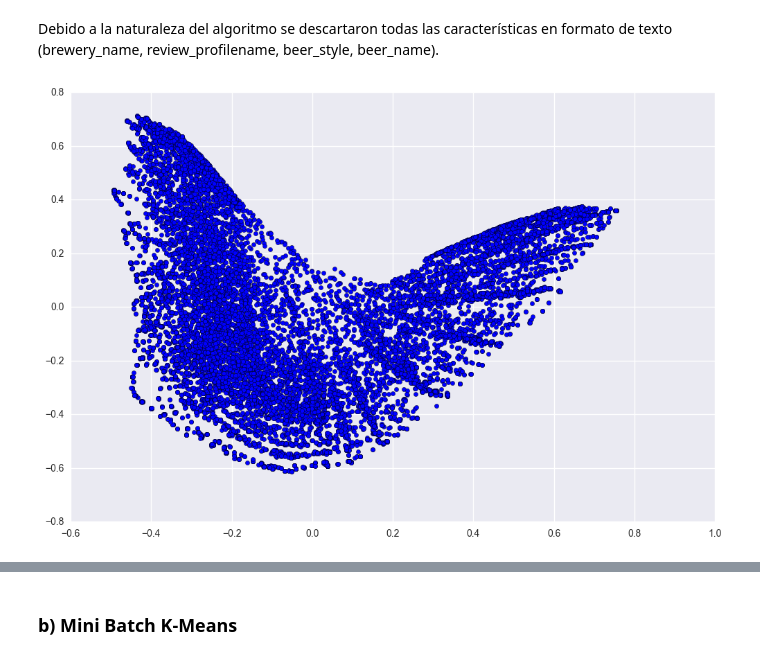
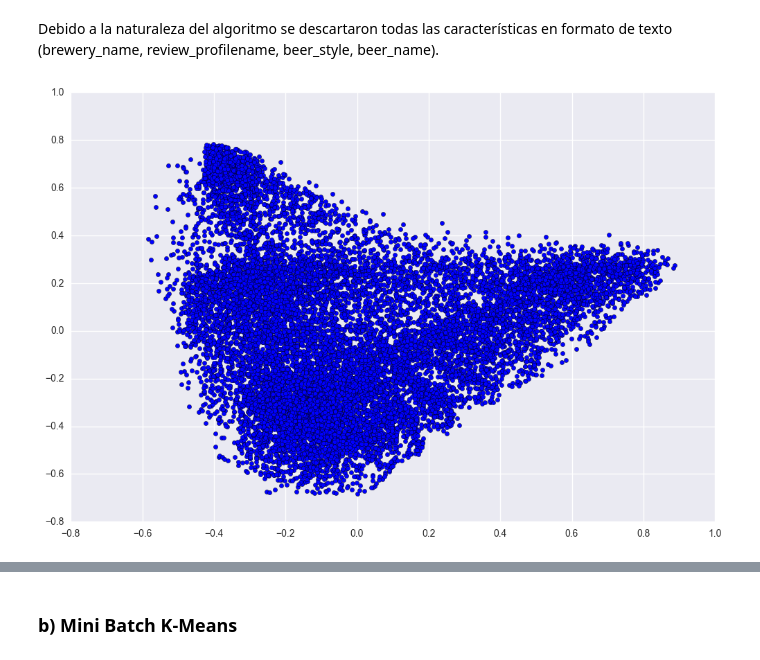
Before and after one commit to MatiasCS/Tarea1MD, a Jupyter notebook: Tarea1MD.ipynb, the cells around one changed output, grey strips where cells are left out. Saved outputs shown, nothing was run; the diff lists cells and outputs as text; code cells hidden in the pictures.

```diff
--- a/Tarea1MD.ipynb
+++ b/Tarea1MD.ipynb
@@ -80,16 +85,17 @@ Debido a la naturaleza del algoritmo se descartaron todas las características e
 # %%
 df = df.drop('brewery_name', axis=1)
 df = df.drop('review_profilename', axis=1)
 df = df.drop('beer_style', axis=1)
 df = df.drop('beer_name', axis=1)
-df = df.drop('brewery_id',axis=1)
-df = df.drop('beer_beerid',axis=1)
-df = df.drop('review_time',axis=1)
+#df = df.drop('brewery_id',axis=1)
+#df = df.drop('beer_beerid',axis=1)
+#df = df.drop('review_time',axis=1)
 df = df.sample(frac=.01)
 df = df[np.isfinite(df['beer_abv'])]
+df = StandardScaler().fit_transform(df)
 X_red = manifold.SpectralEmbedding(n_components=2).fit_transform(df)
 plt.figure(figsize=(12, 8))
 plt.scatter(X_red[:, 0],X_red[:, 1])
 plt.show()
 # %% [output]
-[figure, old version]
+[figure, new version]
```
Also changed, not shown: parts of 15 cells of this notebook.
